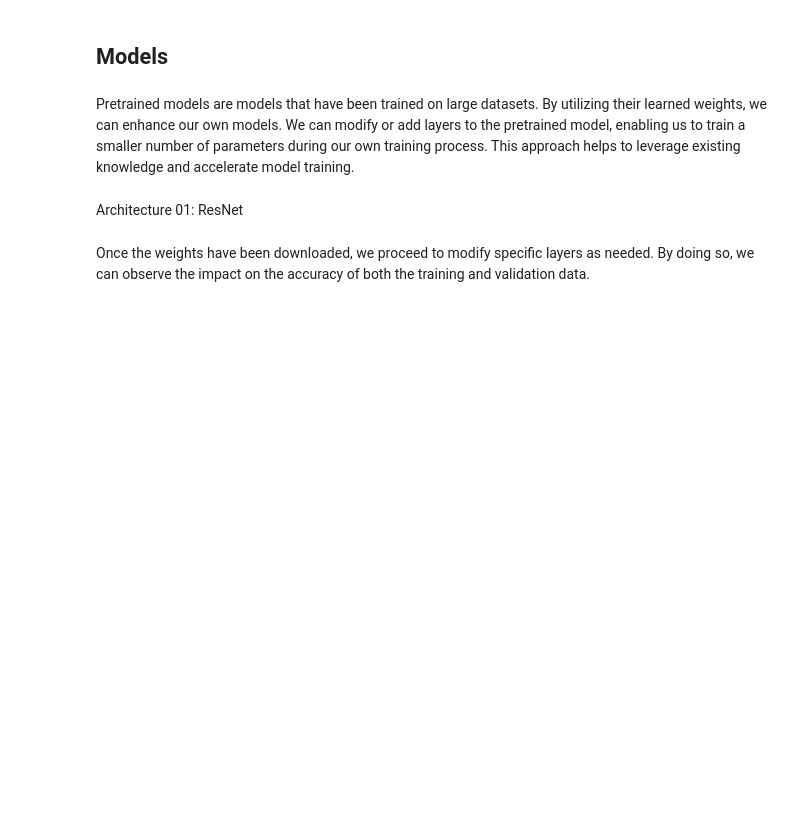
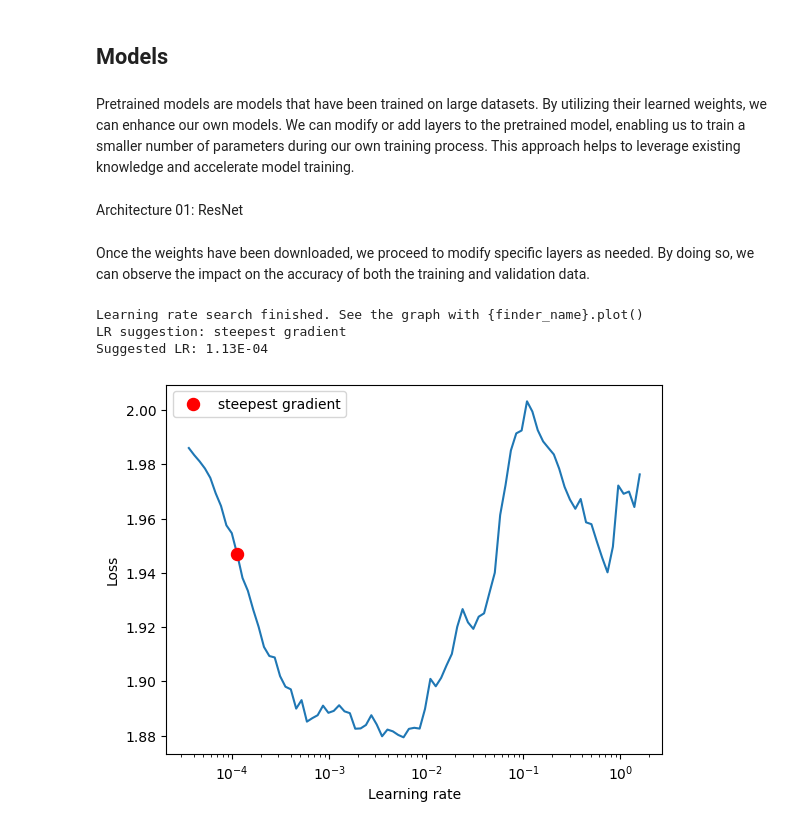
Before and after one commit to alaeimo/NMA_DL_FER, a Jupyter notebook: NMA_DL_FER.ipynb, the cells around one changed output. Saved outputs shown, nothing was run; the diff lists cells and outputs as text; code cells hidden in the pictures; blank space fills up the shorter version.

```diff
--- a/NMA_DL_FER.ipynb
+++ b/NMA_DL_FER.ipynb
@@ -419,28 +393,45 @@ def log(hyperparameters, results, text, csv_file_path):
     print("Results, hyperparameters, and explanation appended to CSV file:", csv_file_path)
 # %%
 #@title Define Resnet model and download pre-trained weights
-resnet_model = models.resnet18(weights="IMAGENET1K_V1")
+torch.cuda.empty_cache()
+model = models.resnet18(weights="IMAGENET1K_V1")
+# model = InceptionResnetV1(pretrained='vggface2')
+# model = models.resnet18()
 
 # Freeze Layers
-# for param in resnet_model.parameters():
-#   param.requires_grad = True
+for param in model.parameters():
+  param.requires_grad = True
 
 # Display model summary
-# summary(resnet_model, input_size=(1, 3, image_size, image_size))
+# summary(model, input_size=(1, 3, image_size, image_size))
 # %% [markdown]
 
 Once the weights have been downloaded, we proceed to modify specific layers as needed. By doing so, we can observe the impact on the accuracy of both the training and validation data.
 # %%
 #@title Change the last Layer:
-resnet_model.fc = torch.nn.Linear(in_features=512, out_features=7)
+model.fc = torch.nn.Linear(in_features=512, out_features=7)
 # Display model summary
-# summary(resnet_model, input_size=(1, 3, image_size, image_size))
+# summary(model, input_size=(1, 3, image_size, image_size))
 # %%
 #@title Training Hyper-Parameters
-base_learning_rate = 1e-3
+base_learning_rate = 1e-03
 start_epoch = 0
-max_epochs = 5
+max_epochs = 10
 use_cuda = True if device=='cuda' else False
+# %%
+#@title Finding a Good Learning Rate
+from torch_lr_finder import LRFinder
+optimizer = optim.Adam(model.parameters(), lr=base_learning_rate)
+criterion = torch.nn.CrossEntropyLoss()
+lr_finder = LRFinder(model, optimizer, criterion, device="cuda")
+lr_finder.range_test(train_dataloader, end_lr=3, num_iter=100)
+lr_finder.plot()
+lr_finder.reset()
+# %% [output]
+Learning rate search finished. See the graph with {finder_name}.plot()
+LR suggestion: steepest gradient
+Suggested LR: 1.13E-04
+[figure, added]
 # %%
 #@title Optimizer, loss_function and scheduler
 criterion = torch.nn.CrossEntropyLoss()
```
Also changed, not shown: parts of 13 cells of this notebook.
